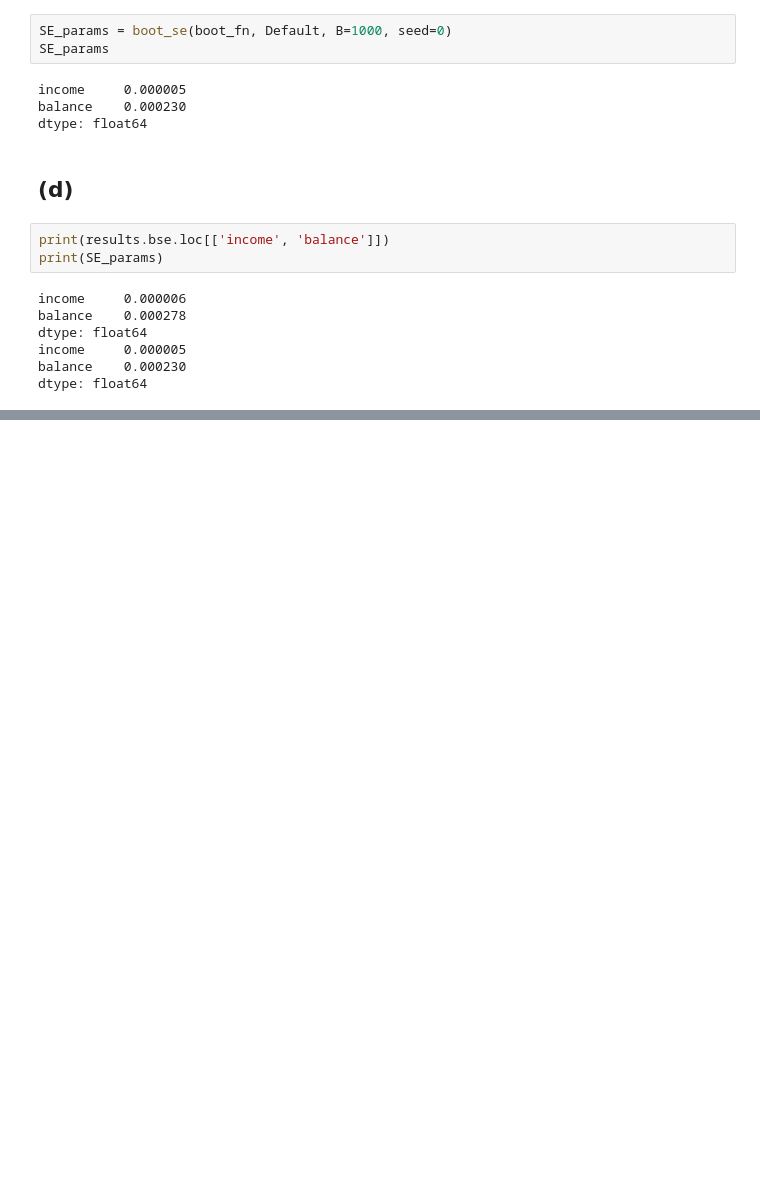
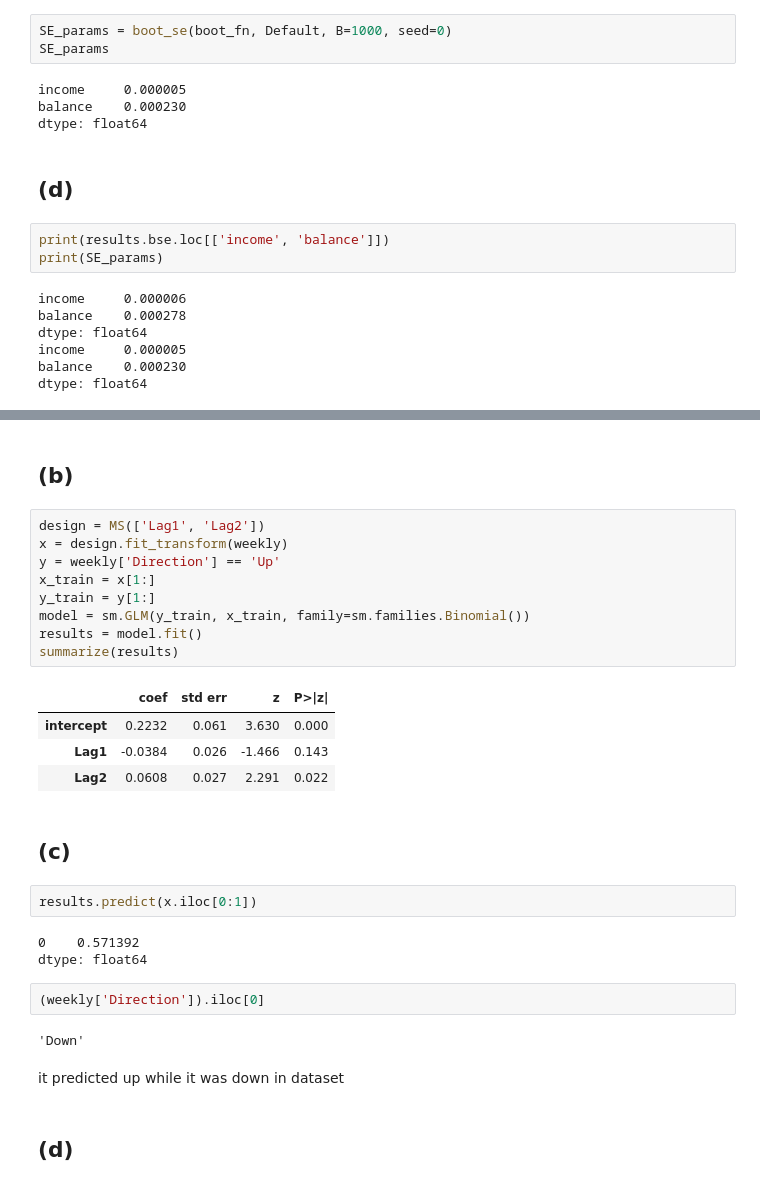
Before and after one commit to sandeshach987/ISLP, a Jupyter notebook: Chapter_5/exercise_5.ipynb, the cells around one changed output, grey strips where cells are left out. Cells and saved outputs as stored; diff of their text form; blank space fills up the shorter version.

```diff
--- a/Chapter_5/exercise_5.ipynb
+++ b/Chapter_5/exercise_5.ipynb
@@ -204,0 +236,31 @@ dtype: float64
+# %% [markdown]
+## (b)
+# %%
+design = MS(['Lag1', 'Lag2'])
+x = design.fit_transform(weekly)
+y = weekly['Direction'] == 'Up'
+x_train = x[1:]
+y_train = y[1:]
+model = sm.GLM(y_train, x_train, family=sm.families.Binomial())
+results = model.fit()
+summarize(results)
+# %% [output]
+|  | coef | std err | z | P>|z| |
+| intercept | 0.2232 | 0.061 | 3.630 | 0.000 |
+| Lag1 | -0.0384 | 0.026 | -1.466 | 0.143 |
+| Lag2 | 0.0608 | 0.027 | 2.291 | 0.022 |
+# %% [markdown]
+## (c)
+# %%
+results.predict(x.iloc[0:1])
+# %% [output]
+0    0.571392
+dtype: float64
+# %%
+(weekly['Direction']).iloc[0]
+# %% [output]
+'Down'
+# %% [markdown]
+it predicted up while it was down in dataset
+# %% [markdown]
+## (d)
```
Also changed, not shown: parts of 28 cells of this notebook.
